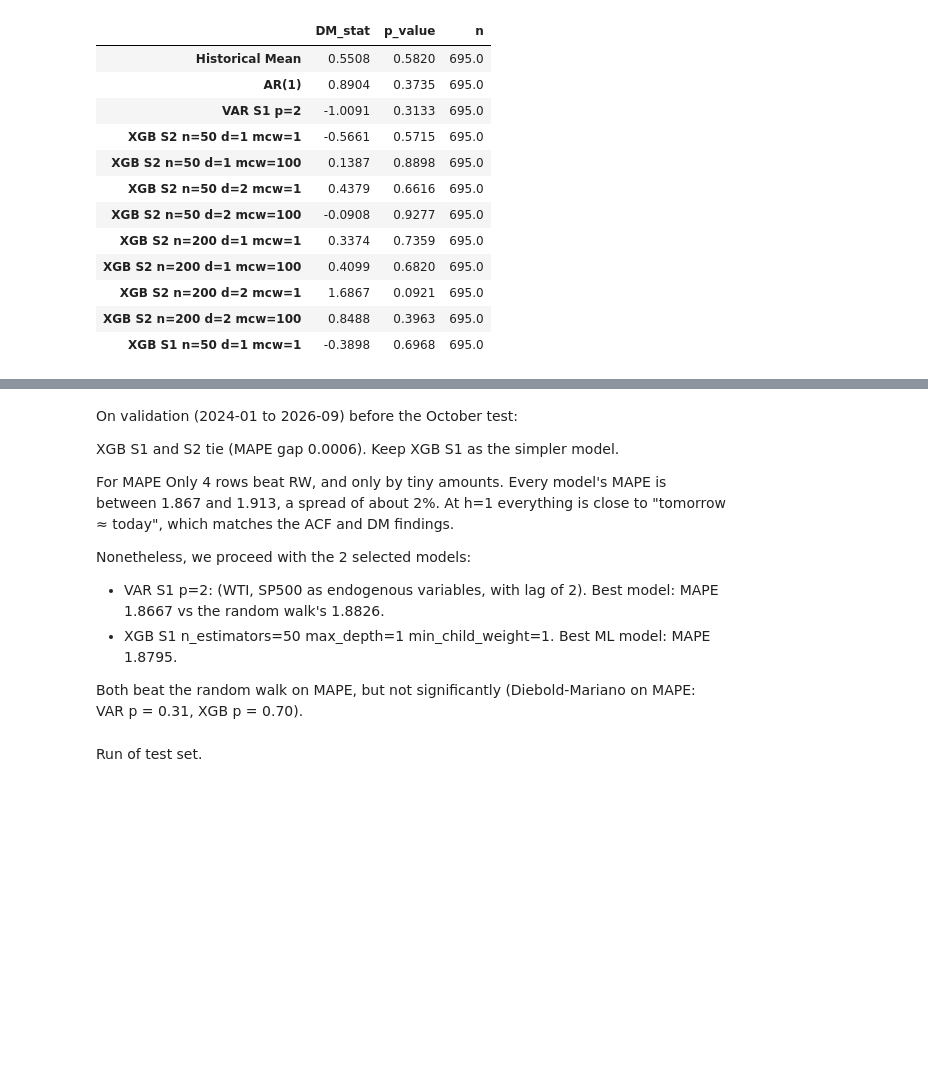
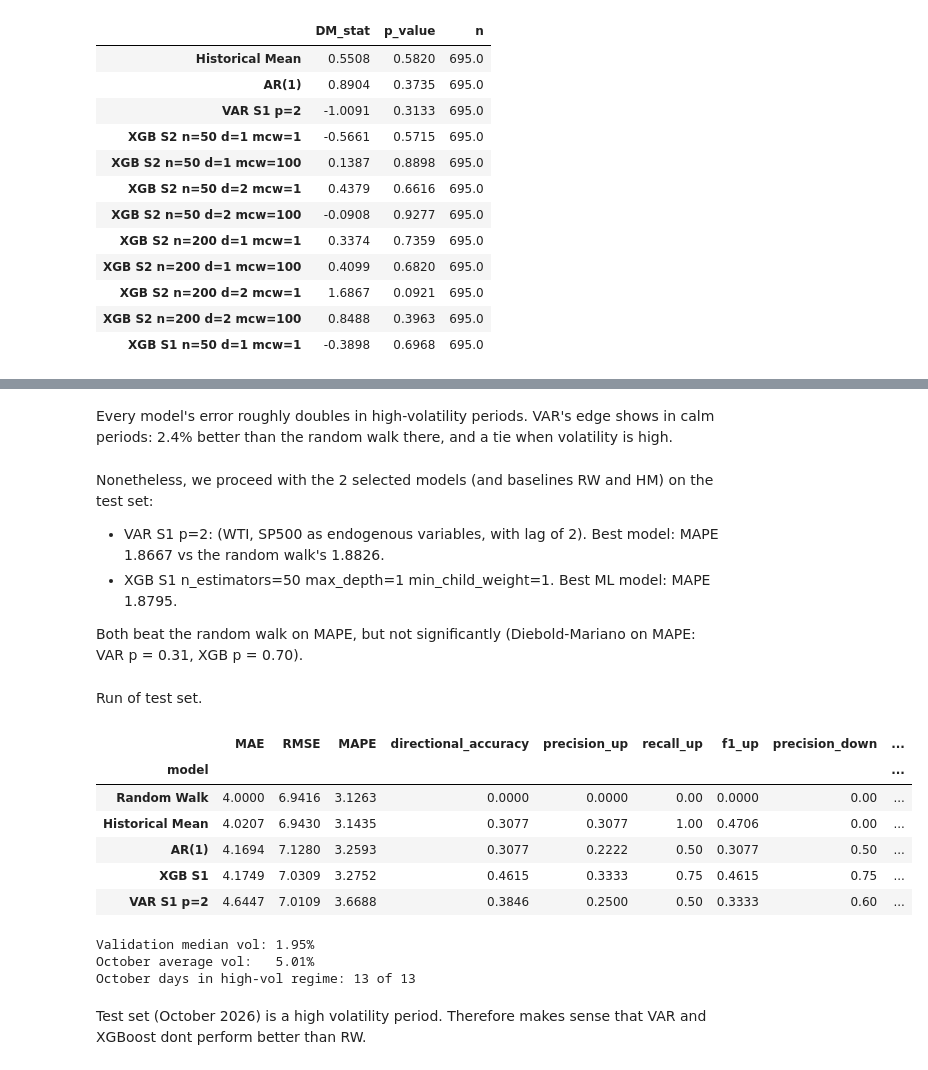
Before and after one commit to airrehn/Sample-Taxed, a Jupyter notebook: notebooks/aa_forecast1.ipynb, the cells around one changed output, grey strips where cells are left out. Drawn from its saved outputs; the diff is of its cells as text; code cells hidden in the pictures; blank space fills up the shorter version.

```diff
--- a/notebooks/aa_forecast1.ipynb
+++ b/notebooks/aa_forecast1.ipynb
@@ -663,14 +728,79 @@ dm_table(results).round(4)
+# %% [markdown]
+Every model's error roughly doubles in high-volatility periods.
+VAR's edge shows in calm periods: 2.4% better than the random walk there, and a tie when volatility is high.
 # %% [markdown]
-On validation (2024-01 to 2026-09) before the October test:
-
-XGB S1 and S2 tie (MAPE gap 0.0006). Keep XGB S1 as the simpler model.
-
-For MAPE Only 4 rows beat RW, and only by tiny amounts. Every model's MAPE is between 1.867 and 1.913, a spread of about 2%. At h=1 everything is close to "tomorrow ≈ today", which matches the ACF and DM findings.
-
-Nonetheless, we proceed with the 2 selected models:
+Nonetheless, we proceed with the 2 selected models (and baselines RW and HM) on the test set:
 - VAR S1 p=2: (WTI, SP500 as endogenous variables, with lag of 2). Best model: MAPE 1.8667 vs the random walk's 1.8826.
 - XGB S1 n_estimators=50 max_depth=1 min_child_weight=1. Best ML model: MAPE 1.8795.
 
 Both beat the random walk on MAPE, but not significantly (Diebold-Mariano on MAPE: VAR p = 0.31, XGB p = 0.70).
 # %% [markdown]
 Run of test set.
+# %%
+import sys
+sys.path.append("..")
+import numpy as np
+import pandas as pd
+from src.data import load_dataset
+from src.features import make_lag_features
+from src.backtest import walk_forward
+from src.models import random_walk_forecast, historical_mean_forecast, ar1_forecast, var_forecast, xgb_forecast
+from src.metrics import compare_models
+
+data = load_dataset()
+PRICES = ["brent_spot", "wti", "usd", "sp500"]
+INDICES = ["vix", "ovx", "epu", "gpr"]
+
+X = pd.DataFrame(index=data.index)
+for col in PRICES:
+    X[col] = np.log(data[col]).diff()
+for col in INDICES:
+    X[col] = np.log(data[col])
+X = X.dropna()
+
+df_var = X.rename(columns={"brent_spot": "log_return"})
+df_var["brent_spot"] = data["brent_spot"]
+
+feats_s1 = make_lag_features(df_var, ["log_return", "wti", "sp500"], lags=3)
+feats_s1["target"] = df_var["log_return"].shift(-1)
+# %%
+test_args = dict(horizon=1, start_date="2026-10-01", end_date="2026-10-23",
+                 fit_end_date="2026-09-30", target_end_date="2026-10-23")
+
+test_results = {
+    "Random Walk": walk_forward(df_var, forecast_funct=random_walk_forecast, **test_args),
+    "Historical Mean": walk_forward(df_var, forecast_funct=historical_mean_forecast, lookback=3000, **test_args),
+    "AR(1)": walk_forward(df_var, forecast_funct=ar1_forecast, lookback=3000, **test_args),
+    "VAR S1 p=2": walk_forward(df_var, forecast_funct=var_forecast, cols=["log_return", "wti", "sp500"], lags=2, **test_args),
+    "XGB S1": walk_forward(df_var, forecast_funct=xgb_forecast, features=feats_s1, n_estimators=50, max_depth=1, min_child_weight=1, **test_args),
+}
+# %%
+table = compare_models(test_results)
+rw = table.loc["Random Walk"]
+for m in ["MAE", "RMSE", "MAPE"]:
+    table[f"{m}_vs_RW_%"] = (1 - table[m] / rw[m]) * 100   # positive = better than random walk
+table.round(4).sort_values("MAPE")
+# %% [output]
+|  | MAE | RMSE | MAPE | directional_accuracy | precision_up | recall_up | f1_up | precision_down | ... |
+| model |  |  |  |  |  |  |  |  | ... |
+| Random Walk | 4.0000 | 6.9416 | 3.1263 | 0.0000 | 0.0000 | 0.00 | 0.0000 | 0.00 | ... |
+| Historical Mean | 4.0207 | 6.9430 | 3.1435 | 0.3077 | 0.3077 | 1.00 | 0.4706 | 0.00 | ... |
+| AR(1) | 4.1694 | 7.1280 | 3.2593 | 0.3077 | 0.2222 | 0.50 | 0.3077 | 0.50 | ... |
+| XGB S1 | 4.1749 | 7.0309 | 3.2752 | 0.4615 | 0.3333 | 0.75 | 0.4615 | 0.75 | ... |
+| VAR S1 p=2 | 4.6447 | 7.0109 | 3.6688 | 0.3846 | 0.2500 | 0.50 | 0.3333 | 0.60 | ... |
+# %%
+from src.features import garch_volatility
+
+volatility = garch_volatility(df_var, col="log_return")            # daily GARCH vol for every day
+val_median = volatility["2024-01-01":"2026-09-29"].median()       # same cut-off as the validation regime split
+oct_vol = volatility.reindex(test_results["Random Walk"]["origin_date"])   # extract vol on each October day of the test set
+
+print(f"Validation median vol: {val_median:.2%}")
+print(f"October average vol:   {oct_vol.mean():.2%}")
+print(f"October days in high-vol regime: {(oct_vol >= val_median).sum()} of {len(oct_vol)}") # count how many times Oct's volatilty is above median from 2024-01-01 to 2026-09-29
+# %% [output]
+Validation median vol: 1.95%
+October average vol:   5.01%
+October days in high-vol regime: 13 of 13
+# %% [markdown]
+Test set (October 2026) is a high volatility period. Therefore makes sense that VAR and XGBoost dont perform better than RW.
```
Also changed, not shown: parts of 6 cells of this notebook, 1 other file.
